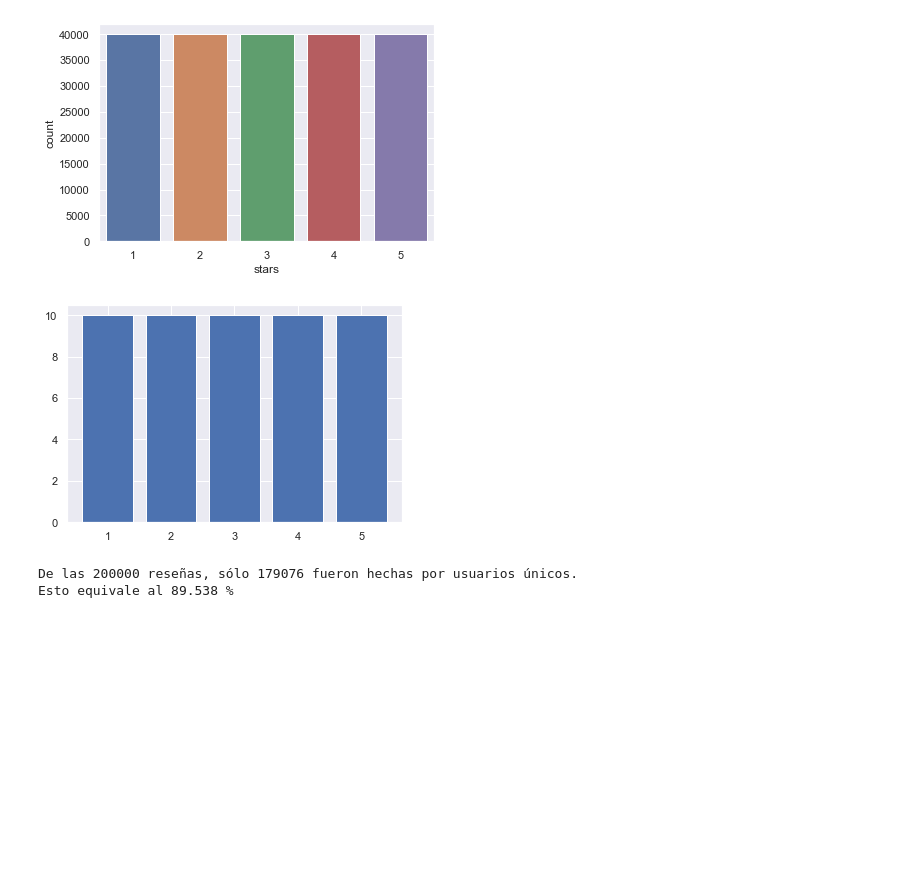
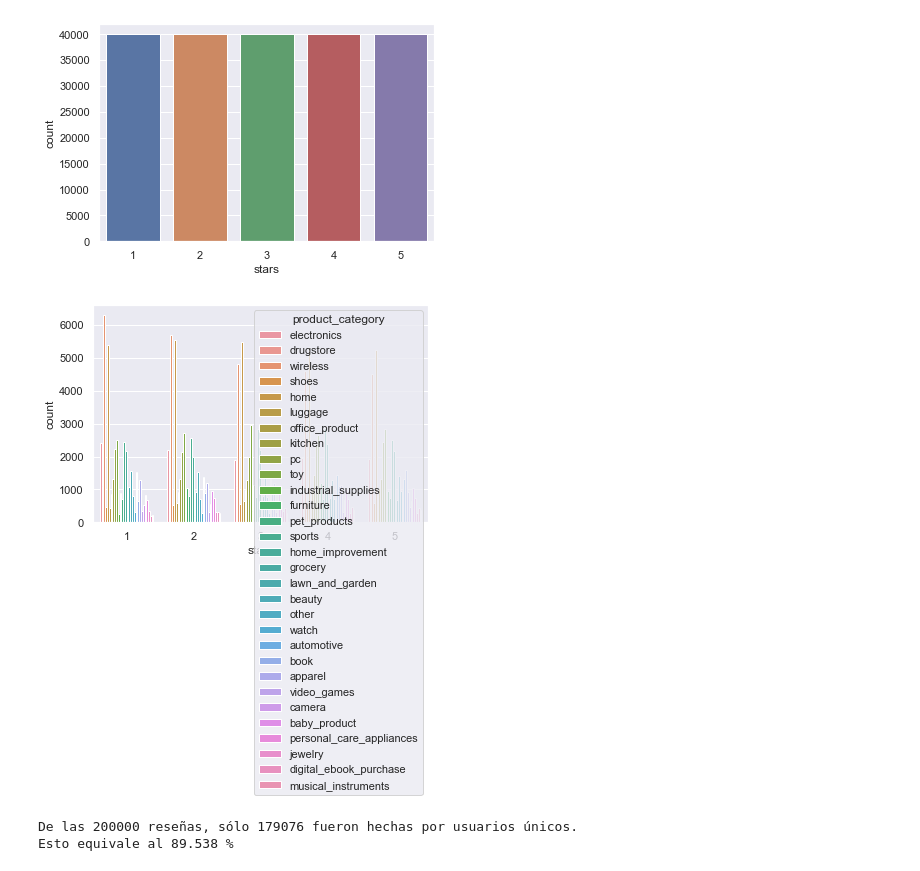
Before and after one commit to lusalmeron/Acamica-DS-Proyecto-3-NLP, a Jupyter notebook: Proyecto_3.ipynb, the cells around one changed output. Drawn from its saved outputs; the diff is of its cells as text; code cells hidden in the pictures; blank space fills up the shorter version.

```diff
--- a/Proyecto_3.ipynb
+++ b/Proyecto_3.ipynb
@@ -103,12 +98,12 @@ plt.show()
 # %% [output]
 [figure]
 # %%
-#sns.countplot(x=data['stars'],data=data, hue='product_category')
-plt.bar(x=data['stars'], height=10,data=data)
+sns.countplot(x=data['stars'],data=data, hue='product_category')
+#plt.bar(x=data['stars'], height=10,data=data)
 #plt.figure(figsize=(26,10))
 plt.show()
 # %% [output]
-[figure, old version]
+[figure, new version]
 # %%
 # Ver cuántos usuarios únicos publicaron
 print("De las", data.shape[0],"reseñas, sólo", len(data.reviewer_id.unique()), "fueron hechas por usuarios únicos.")
```
Also changed, not shown: parts of 8 cells of this notebook.
